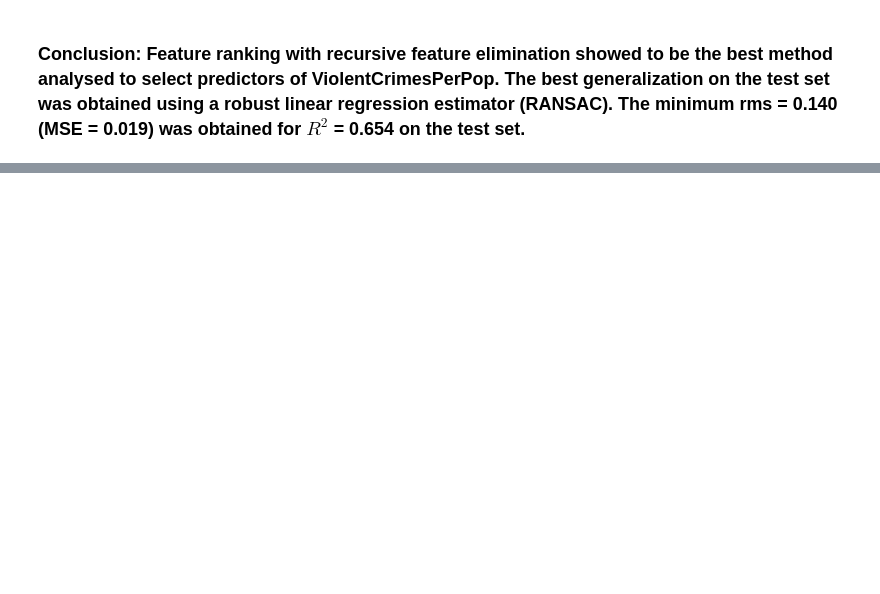
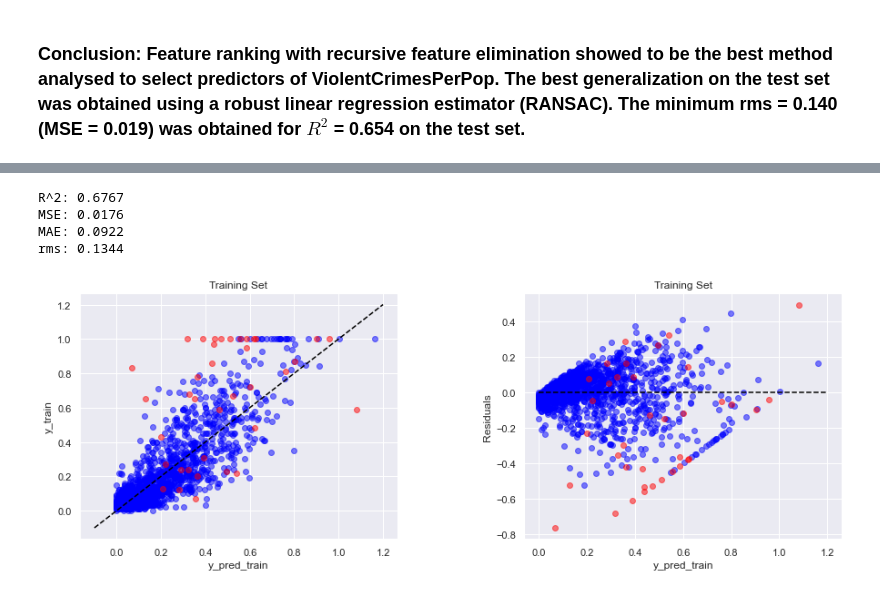
Before and after one commit to aditya0520/Regression-Analysis-of-Crime-Data, a Jupyter notebook: final.ipynb, the cells around one changed output, grey strips where cells are left out. Cells and saved outputs as stored; diff of their text form; code cells hidden in the pictures; blank space fills up the shorter version.

```diff
--- a/final.ipynb
+++ b/final.ipynb
@@ -444,0 +505,58 @@ rms: 0.1437
+# %%
+from sklearn.linear_model import LinearRegression
+from sklearn.linear_model import RANSACRegressor
+
+model = RANSACRegressor(LinearRegression(),
+                         max_trials=100,
+                         min_samples=50,
+                         loss='absolute_loss',
+                         residual_threshold=0.55,
+                         random_state=seed)
+
+
+model.fit(X_train, y_train)
+
+y_pred = model.predict(X_train)
+# Correction: y_pred (per capita violent crimes) can not assume negative values
+y_pred[y_pred < 0] = 0
+
+K = X_train.shape[1]+1
+rms = np.sqrt(sum((y_train-y_pred)**2)/(len(y_train)-K))
+# %%
+from sklearn.metrics import r2_score
+from sklearn.metrics import mean_squared_error
+from sklearn.metrics import mean_absolute_error
+
+print('R^2: %.4f' % r2_score(y_train,y_pred))
+print('MSE: %.4f' % mean_squared_error(y_train,y_pred))
+print('MAE: %.4f' % mean_absolute_error(y_train,y_pred))
+print('rms: %.4f' % rms)
+
+inlier_mask = model.inlier_mask_
+outlier_mask = np.logical_not(inlier_mask)
+
+plt.figure(figsize=(15, 10))
+ax1 = plt.subplot(121)
+ax1.scatter(y_pred[inlier_mask], y_train[inlier_mask], c = 'blue', alpha = 0.5)
+ax1.scatter(y_pred[outlier_mask], y_train[outlier_mask], c = 'red', alpha = 0.5)
+ax1.plot((-0.1,1.2),(-0.1,1.2), c = 'black', linestyle = 'dashed')
+ax1.set_title('Training Set')
+ax1.set_xlabel('y_pred_train')
+ax1.set_ylabel('y_train')
+
+ax2 = plt.subplot(122)
+ax2.scatter(y_pred[inlier_mask], y_pred[inlier_mask] - y_train[inlier_mask], c = 'blue', alpha = 0.5)
+ax2.scatter(y_pred[outlier_mask], y_pred[outlier_mask] - y_train[outlier_mask], c = 'red', alpha = 0.5)
+ax2.plot((0,1.2),(0,0), c = 'black', linestyle = 'dashed')
+ax2.set_title('Training Set')
+ax2.set_xlabel('y_pred_train')
+ax2.set_ylabel('Residuals')
+
+plt.subplots_adjust(wspace=0.4, top=0.5)
+plt.show()
+# %% [output]
+R^2: 0.6767
+MSE: 0.0176
+MAE: 0.0922
+rms: 0.1344
+[figure, added]
```
Also changed, not shown: parts of 23 cells of this notebook.
